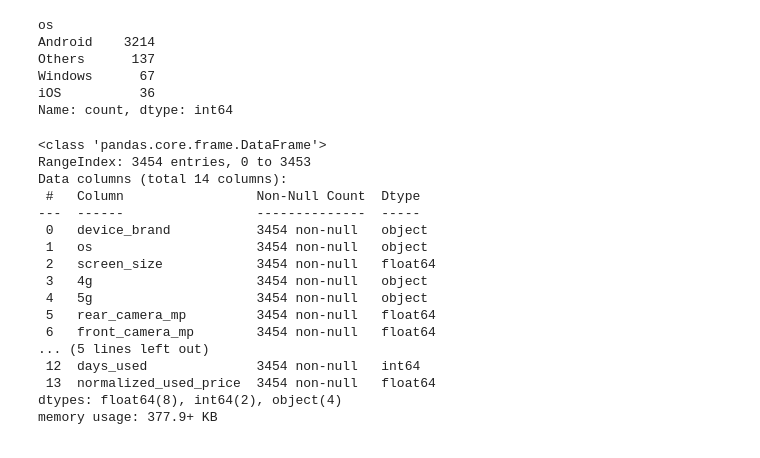
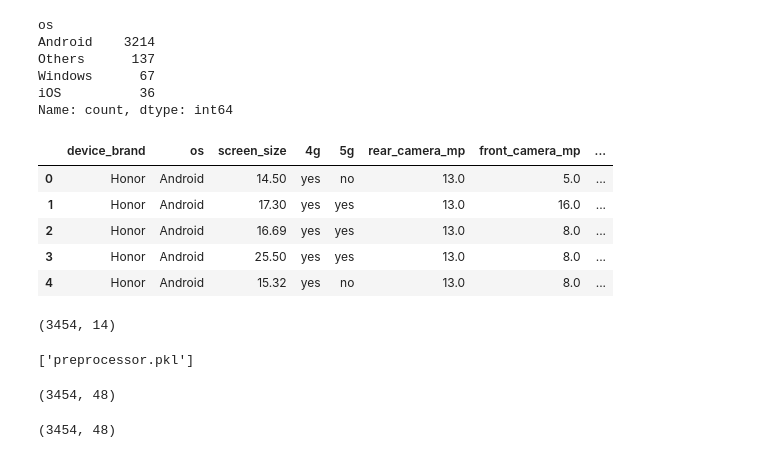
Before and after one commit to dedsec-a/Comodity-Price-predectior, a Jupyter notebook: Notebook/traning.ipynb, the cells around one changed output. Cells and saved outputs as stored; diff of their text form; code cells hidden in the pictures.

```diff
--- a/Notebook/traning.ipynb
+++ b/Notebook/traning.ipynb
@@ -199,22 +199,11 @@ Windows      67
 iOS          36
 Name: count, dtype: int64
 # %%
-df.info()
+df.head()
 # %% [output]
-<class 'pandas.core.frame.DataFrame'>
-RangeIndex: 3454 entries, 0 to 3453
-Data columns (total 14 columns):
- #   Column                 Non-Null Count  Dtype
----  ------                 --------------  -----
- 0   device_brand           3454 non-null   object
- 1   os                     3454 non-null   object
- 2   screen_size            3454 non-null   float64
- 3   4g                     3454 non-null   object
- 4   5g                     3454 non-null   object
- 5   rear_camera_mp         3454 non-null   float64
- 6   front_camera_mp        3454 non-null   float64
-... (5 lines left out)
- 12  days_used              3454 non-null   int64
- 13  normalized_used_price  3454 non-null   float64
-dtypes: float64(8), int64(2), object(4)
-memory usage: 377.9+ KB
+|  | device_brand | os | screen_size | 4g | 5g | rear_camera_mp | front_camera_mp | ... |
+| 0 | Honor | Android | 14.50 | yes | no | 13.0 | 5.0 | ... |
+| 1 | Honor | Android | 17.30 | yes | yes | 13.0 | 16.0 | ... |
+| 2 | Honor | Android | 16.69 | yes | yes | 13.0 | 8.0 | ... |
+| 3 | Honor | Android | 25.50 | yes | yes | 13.0 | 8.0 | ... |
+| 4 | Honor | Android | 15.32 | yes | no | 13.0 | 8.0 | ... |
@@ -268,0 +210,40 @@ def one_hot_encode_all_categoricals(df, encoder_filename='ohe_column_transformer
+# %%
+df.shape
+# %% [output]
+(3454, 14)
+# %%
+import pandas as pd
+from sklearn.preprocessing import OneHotEncoder
+from sklearn.compose import ColumnTransformer
+from sklearn.pipeline import Pipeline
+import joblib
+
+# Categorical and Numerical Columns
+categorical_cols = ['device_brand', 'os']
+# Getting the Numerical Columns
+numerical_cols = df.columns.difference(categorical_cols)
+
+
+# OneHotEncoder for categorical data
+ohe = OneHotEncoder(sparse_output=False, drop='first', handle_unknown='ignore')
+
+# ColumnTransformer: Apply OHE to categorical, passthrough numerical
+preprocessor = ColumnTransformer(
+    transformers=[
+        ('cat', ohe, categorical_cols),
+        ('num', 'passthrough', numerical_cols)
+    ]
+)
+
+# Fit the preprocessor
+preprocessor.fit(df)
+
+# Save the preprocessor (not just the OHE)
+joblib.dump(preprocessor, 'preprocessor.pkl')
+# %% [output]
+['preprocessor.pkl']
+# %%
+df_encoded = preprocessor.transform(df)
+print(df_encoded.shape)
+# %% [output]
+(3454, 48)
@@ -268,0 +261,10 @@ def one_hot_encode_all_categoricals(df, encoder_filename='ohe_column_transformer
+# %%
+# Assuming `transformed_df` is your transformed NumPy array
+transformed_df = preprocessor.transform(df)
+
+# Convert to DataFrame
+final_df = pd.DataFrame(transformed_df, columns=all_feature_names)
+final_df.head()
+final_df.shape
+# %% [output]
+(3454, 48)
```
Also changed, not shown: parts of 19 cells of this notebook, 7 other files.
